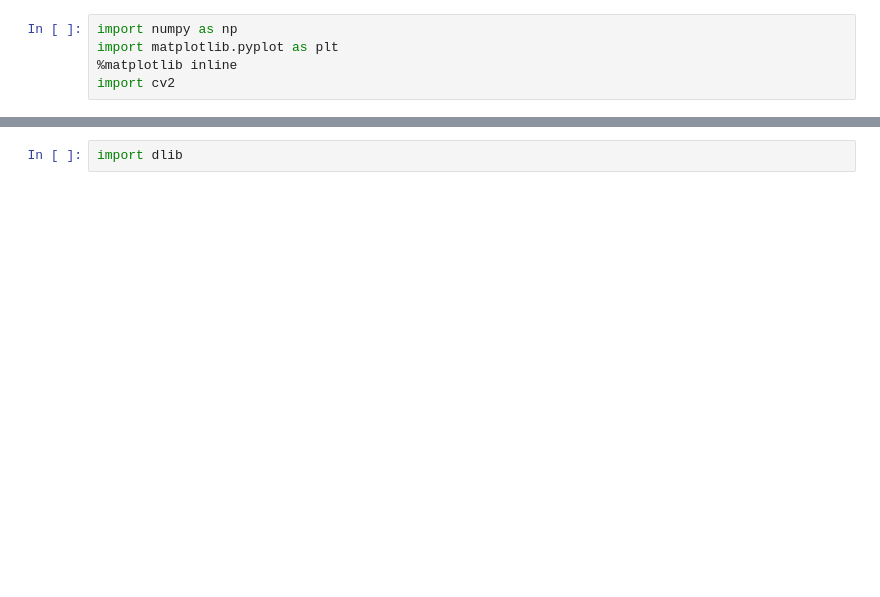
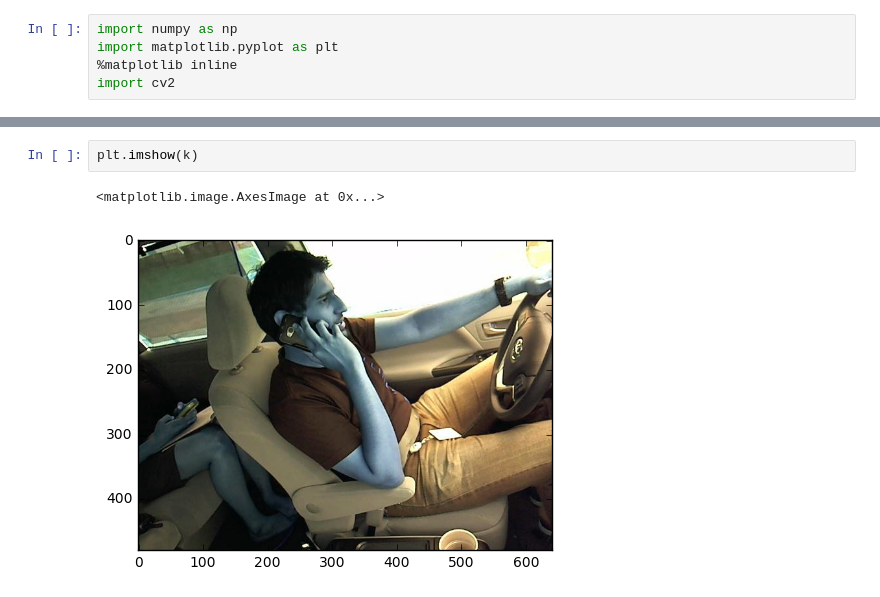
Before and after one commit to vamsi2294/SPARK-DIstracted-Driver-Detection-, a Jupyter notebook: procs.ipynb, the cells around one changed output, grey strips where cells are left out. Drawn from its saved outputs; the diff is of its cells as text; blank space fills up the shorter version.

```diff
--- a/procs.ipynb
+++ b/procs.ipynb
@@ -87,2 +85,5 @@ plt.imshow(img)
-# %%
-import dlib
+# %%
+plt.imshow(k)
+# %% [output]
+<matplotlib.image.AxesImage at 0x...>
+[figure, added]
```
Also changed, not shown: parts of 7 cells of this notebook.
